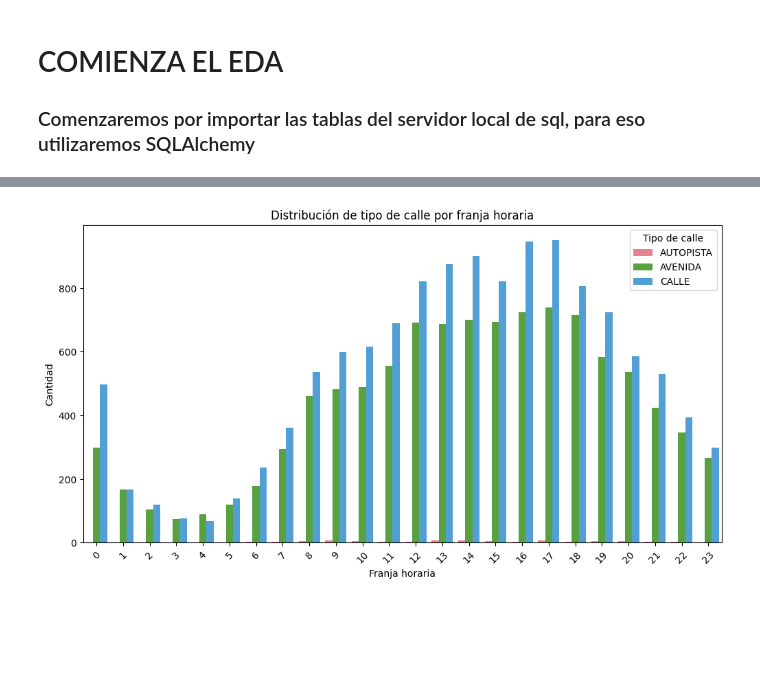
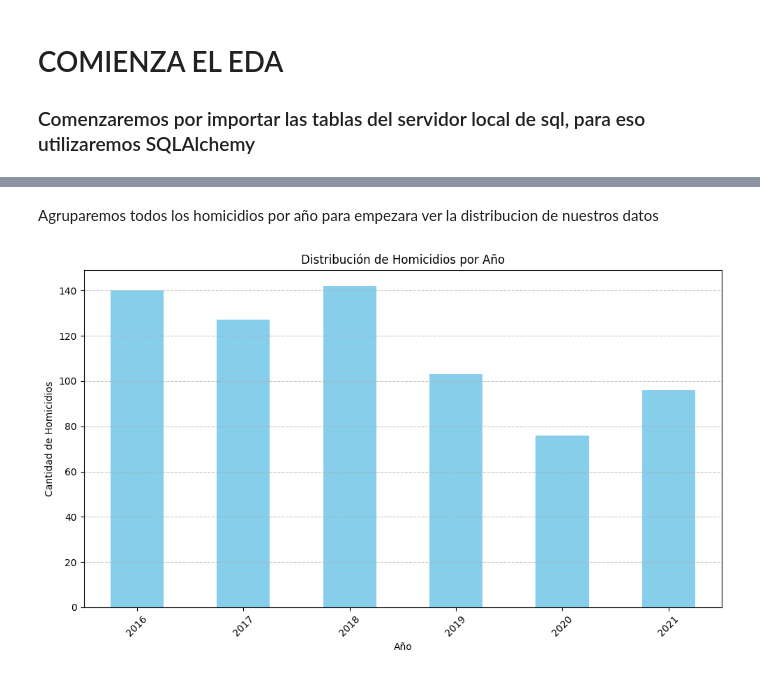
Before and after one commit to Lcolantoni/PI02_seguridad_vial, a Jupyter notebook: Procesos/Visual Studio/EDA.ipynb, the cells around one changed output, grey strips where cells are left out. Drawn from its saved outputs; the diff is of its cells as text; code cells hidden in the pictures; blank space fills up the shorter version.

Commit message:
creacion EDA y Comunas, cambios menores en archivos

```diff
--- a/Procesos/Visual Studio/EDA.ipynb
+++ b/Procesos/Visual Studio/EDA.ipynb
@@ -20,9 +21,13 @@ query2 = 'SELECT *, CAST(HORA AS CHAR) AS HORA_STR FROM lesiones'
 # %%
 homicidios = pd.read_sql(query1, engine)
 lesiones = pd.read_sql(query2, engine)
+comunas = pd.read_sql(query3, engine)
+homicidios['ROL_VICTIMA'] = homicidios['ROL_VICTIMA'].str.replace('\r', '')
 homicidios['HORA_STR'] = homicidios['HORA_STR'].str[-8:]
 lesiones['HORA_STR'] = lesiones['HORA_STR'].str[-8:]
 homicidios['HORA'] = homicidios['HORA_STR']
 lesiones['HORA'] = lesiones['HORA_STR']
 homicidios.drop(columns=['HORA_STR'], inplace=True)
 lesiones.drop(columns=['HORA_STR'], inplace=True)
+lesiones['GRAVEDAD'] = lesiones['GRAVEDAD'].str.rstrip()
+homicidios['ACUSADO'] = homicidios['ACUSADO'].str.rstrip()
@@ -85,20 +43,19 @@ plt.show()
-# %%
-lesiones['HORA'] = pd.to_datetime(lesiones['HORA'])
-
-lesiones['HH'] = lesiones['HORA'].dt.hour
-
-tipos_de_calle_interesantes = ['CALLE', 'AVENIDA', 'AUTOPISTA', 'GRAL. PAZ']
-lesiones_filtradas = lesiones[lesiones['TIPO_CALLE'].isin(tipos_de_calle_interesantes)]
-
-resultados = lesiones_filtradas.groupby(['HH', 'TIPO_CALLE']).size().reset_index(name='COUNT')
-
-plt.figure(figsize=(12, 6))
-sns.barplot(data=resultados, x='HH', y='COUNT', hue='TIPO_CALLE', palette='husl')
-plt.title('Distribución de tipo de calle por franja horaria')
-plt.xlabel('Franja horaria')
-plt.ylabel('Cantidad')
-plt.xticks(rotation=45)
-plt.legend(title='Tipo de calle')
-plt.show()
-# %% [output]
-[figure, removed]
+# %% [markdown]
+Agruparemos todos los homicidios por año para empezara  ver la distribucion de nuestros datos
+# %%
+homicidios['FECHA'] = pd.to_datetime(homicidios['FECHA'])
+homicidios['AÑO'] = homicidios['FECHA'].dt.year
+homicidios_por_año = homicidios['AÑO'].value_counts().sort_index()
+
+
+plt.figure(figsize=(10, 6))
+homicidios_por_año.plot(kind='bar', color='skyblue')
+plt.title('Distribución de Homicidios por Año')
+plt.xlabel('Año')
+plt.ylabel('Cantidad de Homicidios')
+plt.xticks(rotation=45)
+plt.grid(axis='y', linestyle='--', alpha=0.7)
+plt.tight_layout()
+plt.show()
+# %% [output]
+[figure, added]
```
Also changed, not shown: parts of 32 cells of this notebook, 5 other files.
